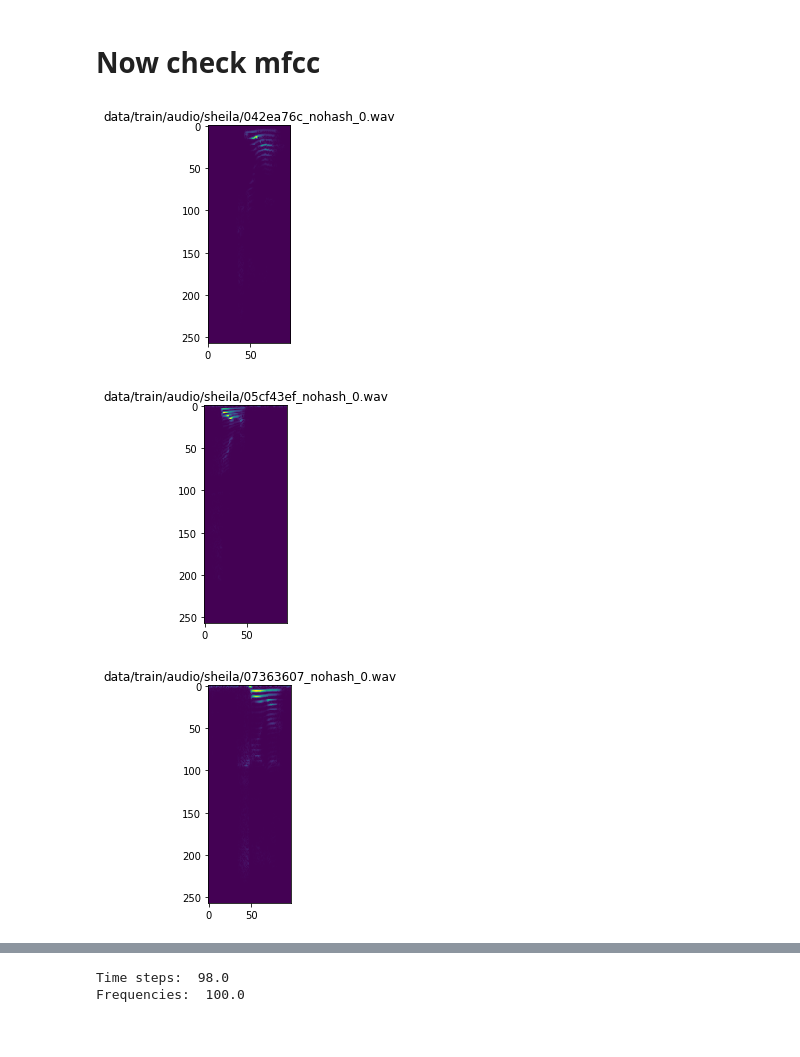
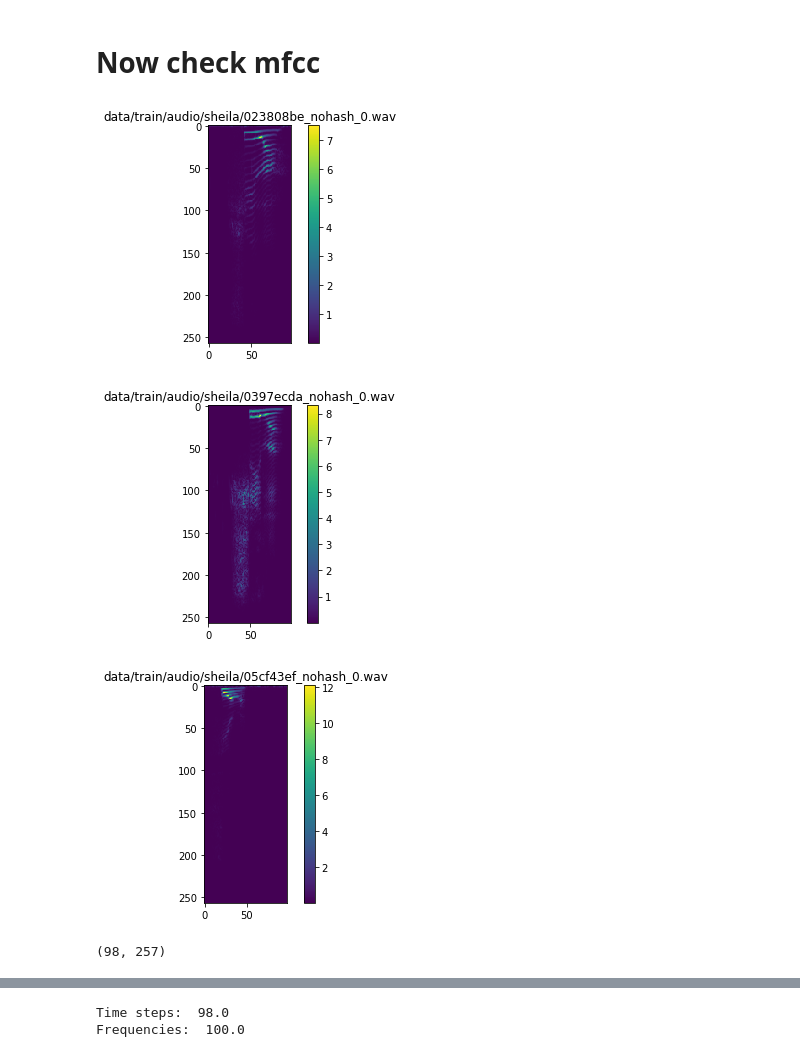
Before and after one commit to see--/speech_recognition, a Jupyter notebook: explore.ipynb, the cells around one changed output, grey strips where cells are left out. Saved outputs shown, nothing was run; the diff lists cells and outputs as text; code cells hidden in the pictures.

```diff
--- a/explore.ipynb
+++ b/explore.ipynb
@@ -1144,25 +1144,32 @@ def load_mfcc(fn):
             mfcc, {wav_filename_placeholder: fn})
     return mfcc_val
 # %%
-def plot_show(label='stop'):
+def plot_show(label='stop', output='spec', max_disp=3):
     fns = sorted(glob('data/train/audio/%s/*.wav' % label))
     disp_count = 0
-    some_spec = None
+    some_data = None
     for fn in fns:
-        if disp_count > 2:
+        if disp_count >= max_disp:
             break
         if np.random.rand() > 0.9:
-            spec = load_spectrogram(fn).squeeze()
-            some_spec = spec
+            if output == 'spec':
+                spec = load_spectrogram(fn).squeeze()
+                some_data = spec
+            elif output == 'mfcc':
+                mfcc = load_mfcc(fn).squeeze()
+                some_data = mfcc
             plt.figure()
             plt.title(fn)
-            plt.imshow(spec.T)
+            plt.imshow(some_data.T)
+            plt.colorbar()
             plt.show()
             disp_count += 1
-    return some_spec
+    return some_data
 # %%
-some_spec = plot_show('sheila')
+some_spec = plot_show('sheila', output='spec')
+print(some_spec.shape)
 # %% [output]
-[figure, old version]
+[figure, new version]
-[figure, old version]
+[figure, new version]
-[figure, old version]
+[figure, new version]
+(98, 257)
```
Also changed, not shown: parts of 1 cell of this notebook, 2 other files.
